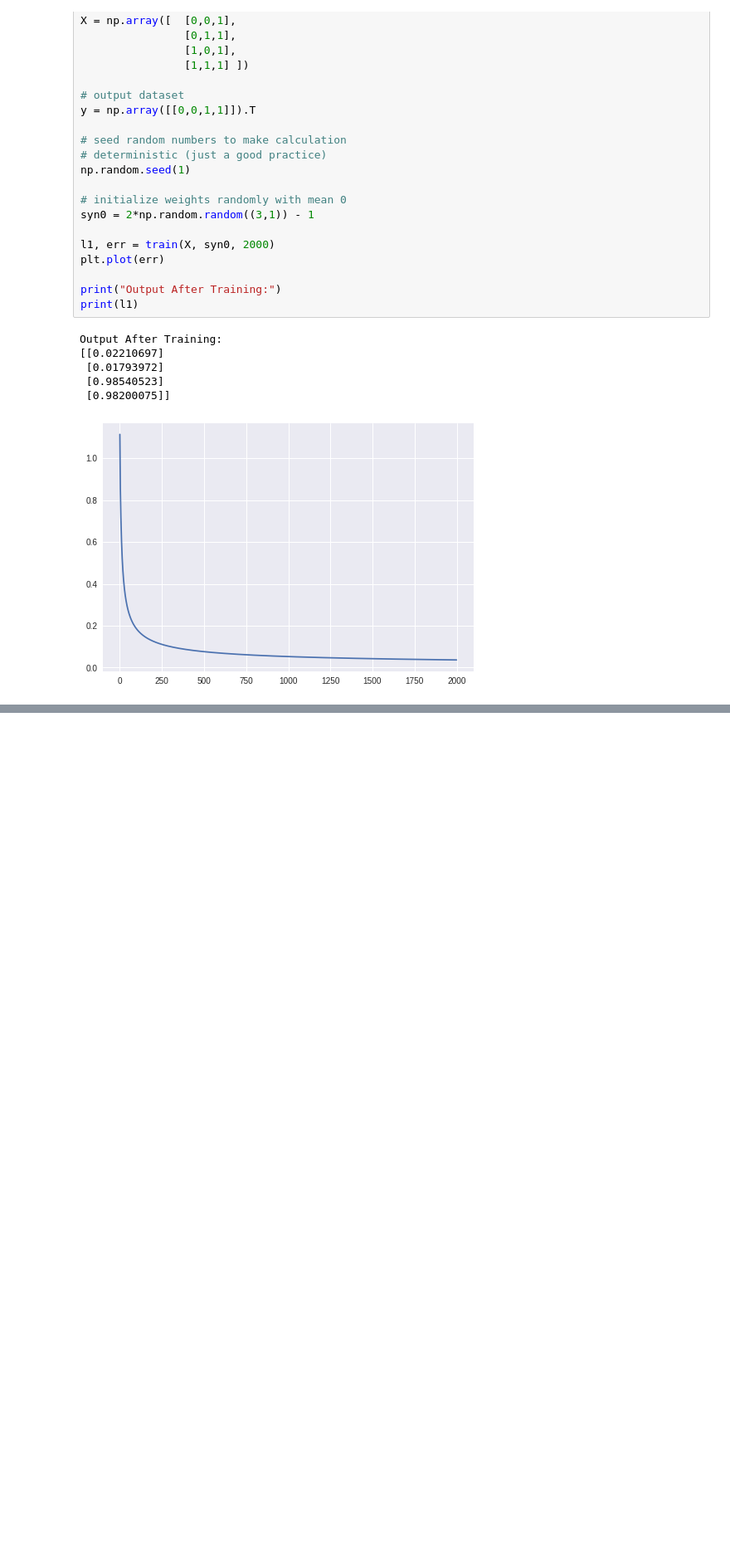
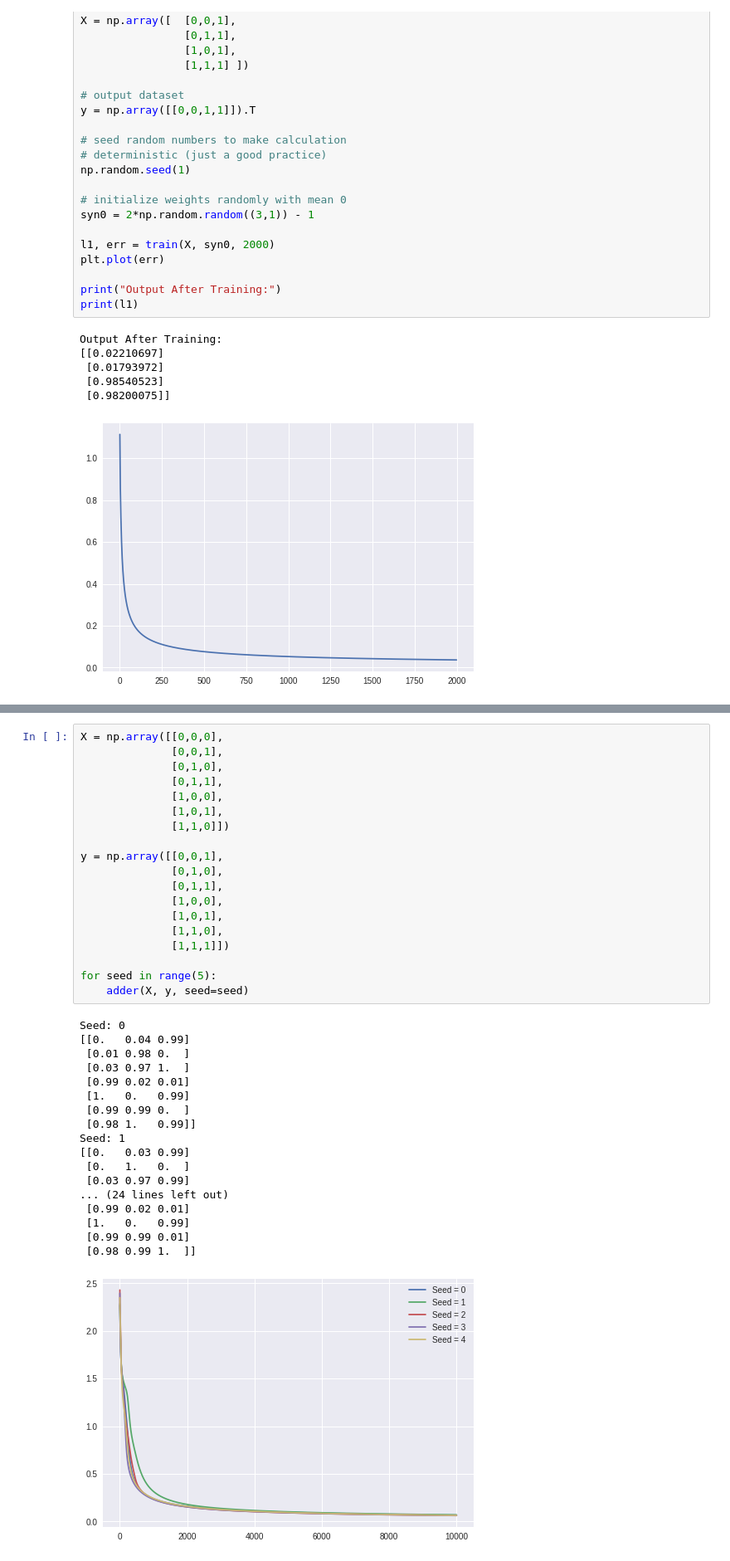
Before and after one commit to amrishparmar/dojo-neural-network, a Jupyter notebook: neuralnet.ipynb, the cells around one changed output, grey strips where cells are left out. Shown at 83% size. Drawn from its saved outputs; the diff is of its cells as text; blank space fills up the shorter version.

```diff
--- a/neuralnet.ipynb
+++ b/neuralnet.ipynb
@@ -134,0 +107,38 @@ Error:0.009296756774134309
+# %%
+X = np.array([[0,0,0],
+              [0,0,1],
+              [0,1,0],
+              [0,1,1],
+              [1,0,0],
+              [1,0,1],
+              [1,1,0]])
+
+y = np.array([[0,0,1],
+              [0,1,0],
+              [0,1,1],
+              [1,0,0],
+              [1,0,1],
+              [1,1,0],
+              [1,1,1]])
+
+for seed in range(5):
+    adder(X, y, seed=seed)
+# %% [output]
+Seed: 0
+[[0.   0.04 0.99]
+ [0.01 0.98 0.  ]
+ [0.03 0.97 1.  ]
+ [0.99 0.02 0.01]
+ [1.   0.   0.99]
+ [0.99 0.99 0.  ]
+ [0.98 1.   0.99]]
+Seed: 1
+[[0.   0.03 0.99]
+ [0.   1.   0.  ]
+ [0.03 0.97 0.99]
+... (24 lines left out)
+ [0.99 0.02 0.01]
+ [1.   0.   0.99]
+ [0.99 0.99 0.01]
+ [0.98 0.99 1.  ]]
+[figure, added]
```
Also changed, not shown: parts of 3 cells of this notebook.
